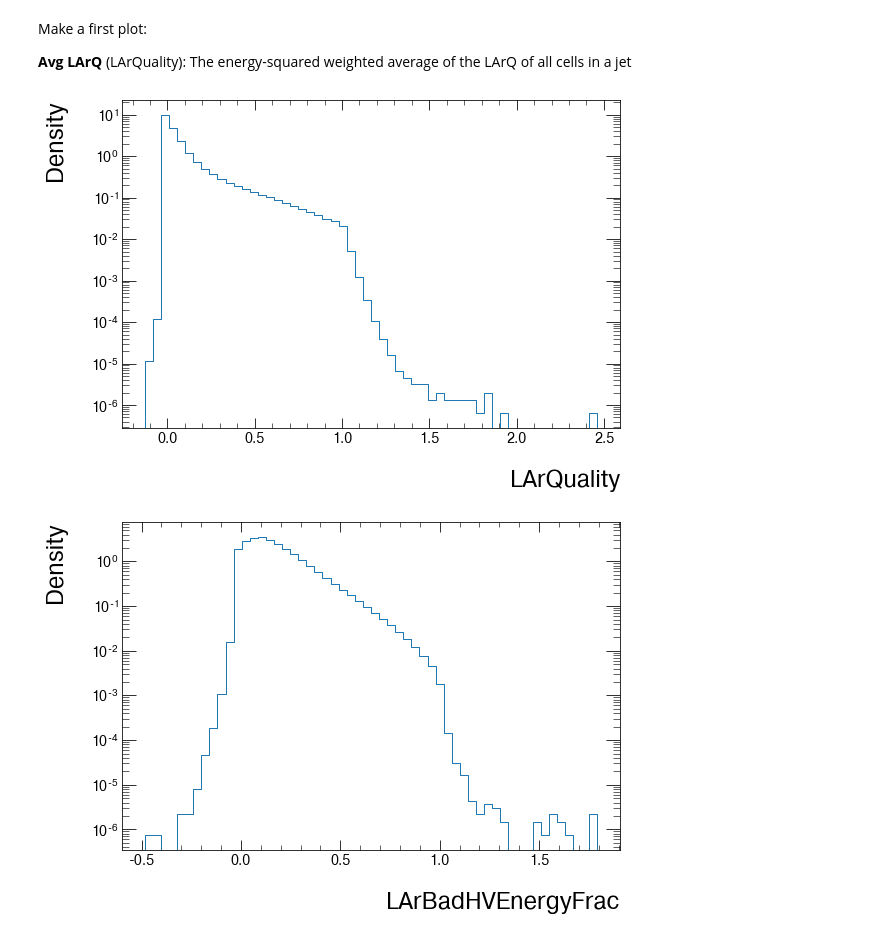
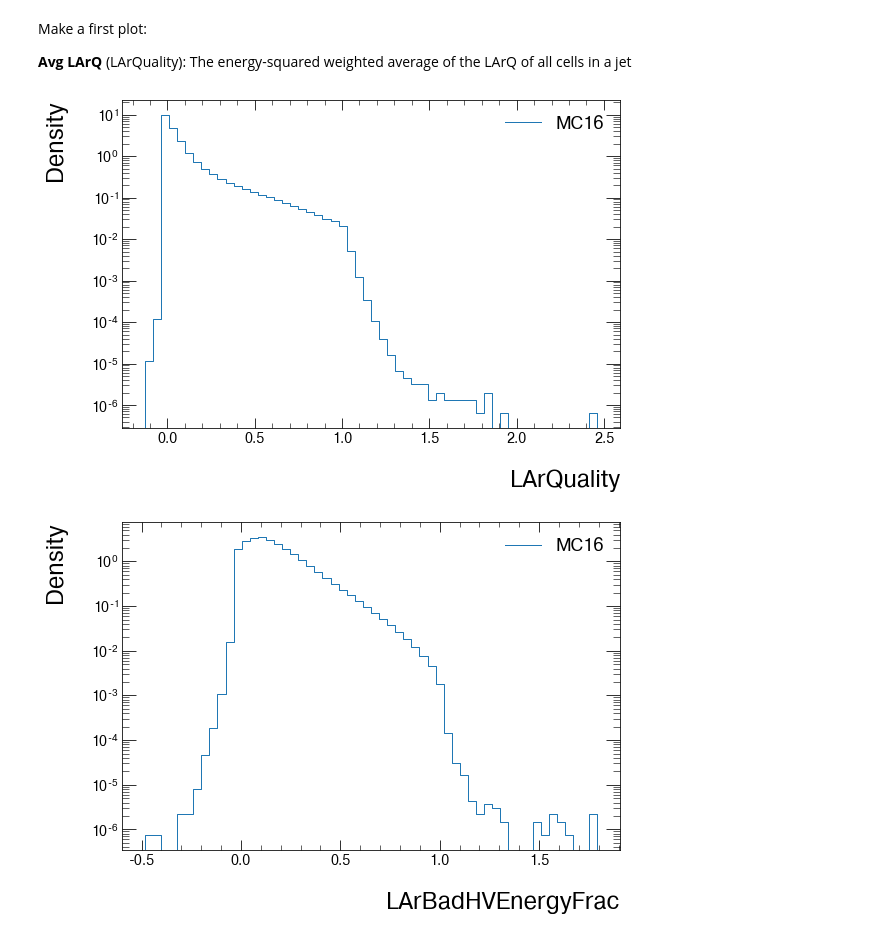
Before and after one commit to matthewfeickert/ServiceX-exploration, a Jupyter notebook: notebooks/jet-cleaning-test.ipynb, the cells around one changed output. Drawn from its saved outputs; the diff is of its cells as text; code cells hidden in the pictures.

Commit message:
Add MC16 label

```diff
--- a/notebooks/jet-cleaning-test.ipynb
+++ b/notebooks/jet-cleaning-test.ipynb
@@ -75,6 +75,8 @@ def quick_plot(hist, ax=None, **kwargs):
         ax.semilogy()
     ax.set_xlabel(xlabel)
     ax.set_ylabel(ylabel)
+    if label is not None:
+        ax.legend(loc="best")
 
     return ax
 # %% [markdown]
@@ -93,13 +95,14 @@ jet_hists = [
 # %%
 for hist, label in zip(jet_hists, jet_moments):
     fig, ax = plt.subplots()
     quick_plot(
         hist,
         xlabel=label,
         ylabel="Density",
+        label="MC16",
         density=True,
         ax=ax,
     )
 # %% [output]
-[figure, old version]
+[figure, new version]
-[figure, old version]
+[figure, new version]
```
Also changed, not shown: parts of 1 cell of this notebook.
